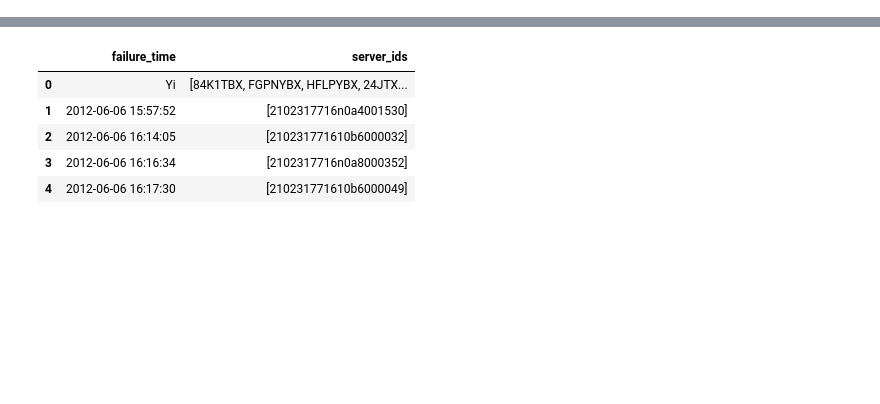
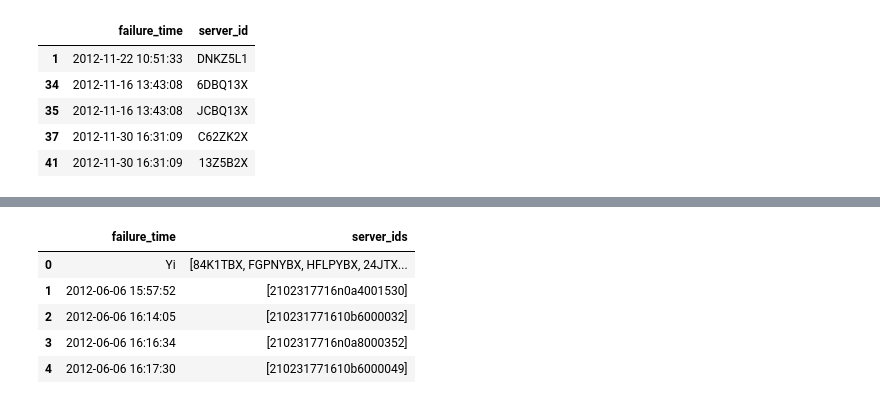
Before and after one commit to shivanshudwivedi/SSD-Disk-Failure-Prediction, a Jupyter notebook: Data_Mining_Research.ipynb, the cells around one changed output, grey strips where cells are left out. Saved outputs shown, nothing was run; the diff lists cells and outputs as text; code cells hidden in the pictures; blank space fills up the shorter version.

```diff
--- a/Data_Mining_Research.ipynb
+++ b/Data_Mining_Research.ipynb
@@ -6,7 +6,7 @@ import pandas as pd
 
 #Creating a dataFrame of the text file
 column_names = ['col1', 'col2', 'server_id', 'col4', 'col5', 'col6', 'col7', 'col8', 'col9', 'col10', 'col11', 'col12', 'col13', 'col14', 'col15', 'failure_time', 'col17', 'col18', 'col19', 'col20', 'col21']
-error_disk_df = pd.read_csv("/content/error_disk.20160512.txt", header= None, names = column_names)
+error_disk_df = pd.read_csv("/content/error_disk.20160514.txt", header= None, names = column_names)
 error_disk_df.head()
 
 #Loading the size of the dataFrame
@@ -39,0 +26,6 @@ failed_servers_df.head()
+|  | failure_time | server_id |
+| 1 | 2012-11-22 10:51:33 | DNKZ5L1 |
+| 34 | 2012-11-16 13:43:08 | 6DBQ13X |
+| 35 | 2012-11-16 13:43:08 | JCBQ13X |
+| 37 | 2012-11-30 16:31:09 | C62ZK2X |
+| 41 | 2012-11-30 16:31:09 | 13Z5B2X |
```
Also changed, not shown: parts of 3 cells of this notebook.
